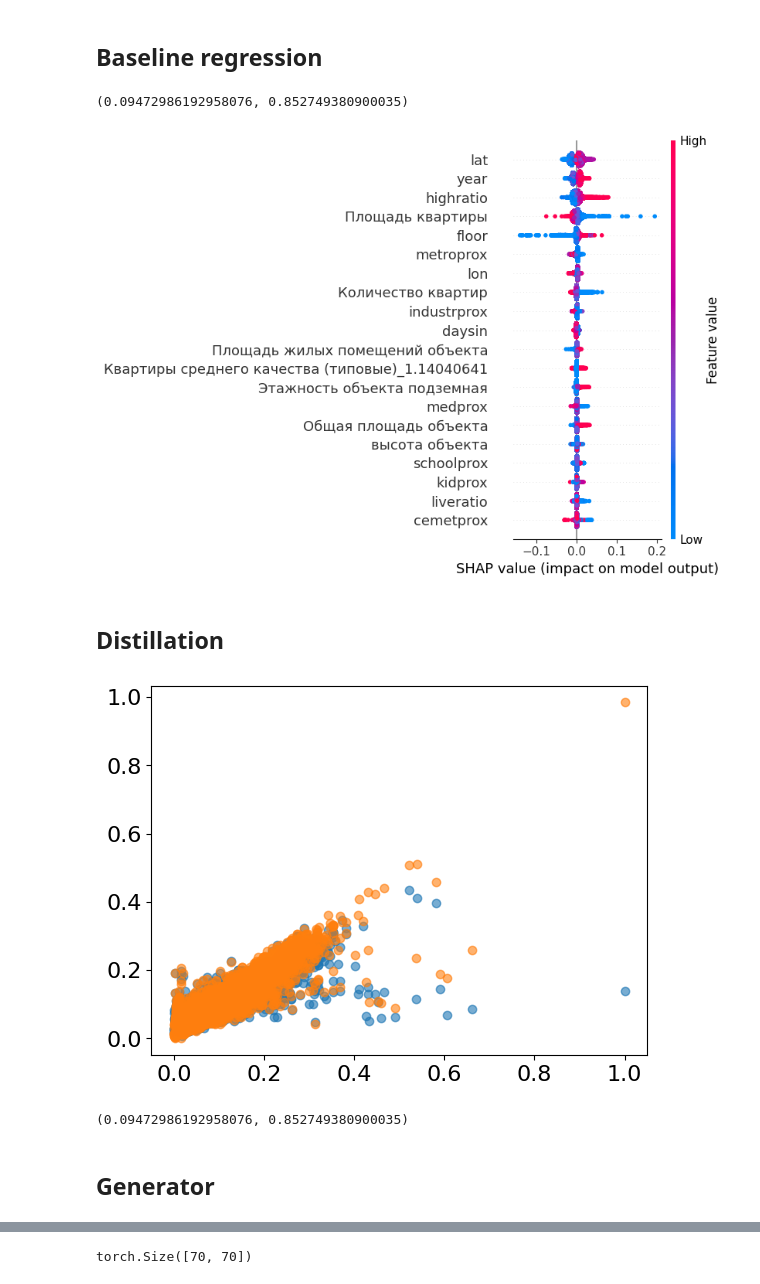
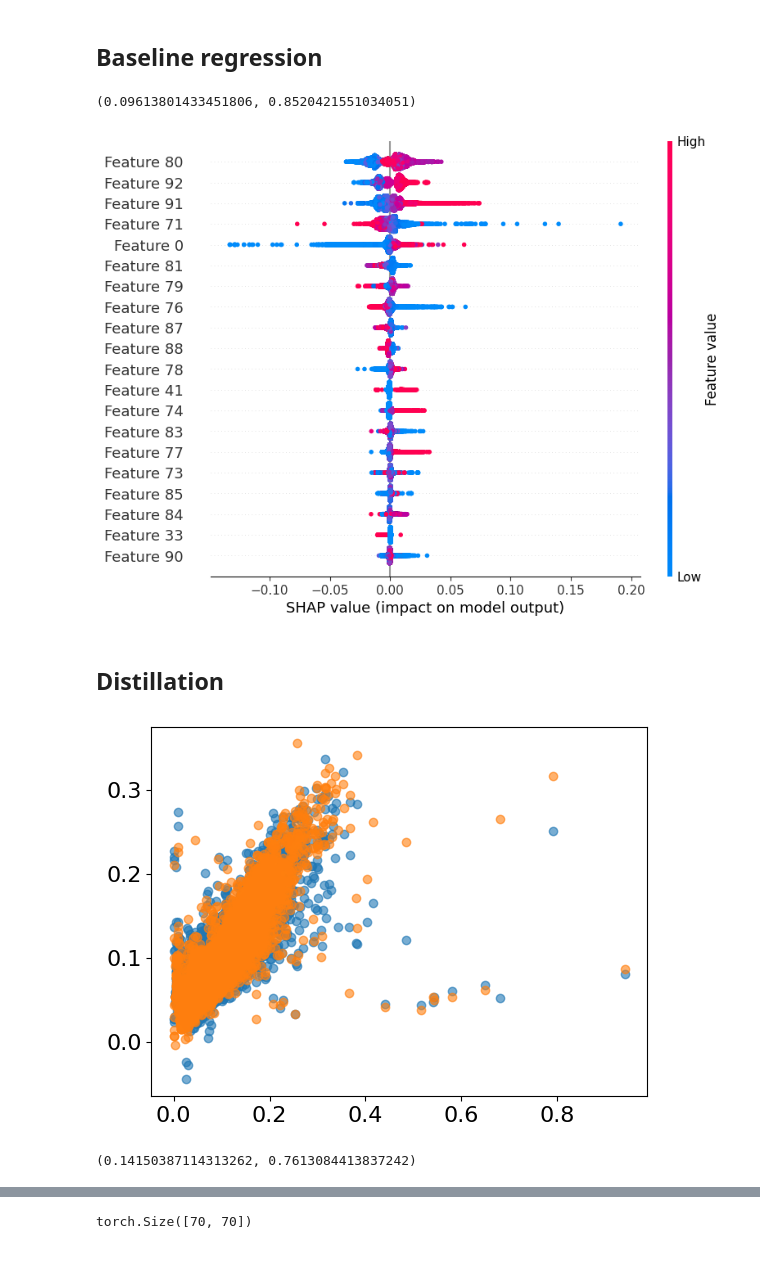
Before and after one commit to osa-bot/Benchmarking, a Jupyter notebook: Scenario_model.ipynb, the cells around one changed output, grey strips where cells are left out. Drawn from its saved outputs; the diff is of its cells as text; code cells hidden in the pictures.

Commit message:
add function and separate features

```diff
--- a/Scenario_model.ipynb
+++ b/Scenario_model.ipynb
@@ -61 +62,18 @@ warnings.filterwarnings('ignore')
+# %%
+data = pd.read_csv('train_data_aparts_pocessed.csv')
+# %%
+target_name = 'pricemetr'
+sc_feat_name = 'floor'
+cat_cols_name = np.array(['day', 'Квартиры среднего качества (типовые)', 'month'])
+num_cols_name = np.array(['Площадь квартиры', 'количество этажей всего', 'высота объекта',
+       'Этажность объекта подземная', 'Этажность объекта наземная',
+       'Количество квартир', 'Общая площадь объекта',
+       'Площадь жилых помещений объекта', 'lon', 'lat', 'metroprox', 'rwprox',
+       'medprox', 'kidprox', 'schoolprox', 'cemetprox', 'industrprox',
+       'daysin', 'daycos', 'liveratio', 'highratio', 'year'])
+
+all_cols_names = [sc_feat_name] + list(cat_cols_name) + list(num_cols_name)
+# %%
+X, S, y = separate_features(data, target_name, sc_feat_name)
+X, X_w_S, S, y, scaler_dict = encode_features_VAE(X, S, y, cat_cols_name, num_cols_name, 'num')
 # %%
@@ -120,16 +120,16 @@ data_vae = pd.concat([data_vae[feat_name], pd.get_dummies(data_vae[cat_cols_name
 # scaler = MinMaxScaler()
 # data = pd.DataFrame(scaler.fit_transform(data), columns=data.columns)
 
-X_train, X_test, y_train, y_test = train_test_split(data_vae.drop('pricemetr', axis=1), data['pricemetr'], test_size=0.3, random_state=55555)
+X_train, X_test, y_train, y_test = train_test_split(X_w_S, y, test_size=0.3, random_state=55555)
 
 xgb = XGBRegressor()
 
 xgb.fit(X_train, y_train)
 xgb_pred = xgb.predict(X_test)
 # %%
-mean_absolute_percentage_error(y_test.values, xgb_pred), r2_score(y_test.values, xgb_pred)
+mean_absolute_percentage_error(y_test.flatten(), xgb_pred), r2_score(y_test.flatten(), xgb_pred)
 # %% [output]
-(0.09472986192958076, 0.852749380900035)
+(0.09613801433451806, 0.8520421551034051)
 # %%
 # z = 0.5
 # f = lambda arr: np.array(list(map(lambda y: 2 * y + 0.1, arr)))
@@ -145,9 +145,12 @@ mean_absolute_percentage_error(y_test.values, xgb_pred), r2_score(y_test.values,
 # %%
 explainer = shap.TreeExplainer(xgb)
 explanation = explainer(X_test)
-shap.summary_plot(explanation, plot_size=[8,6])
+shap.summary_plot(explanation, plot_size=[8,6], show=False)
+
+plt.tight_layout(pad=0.5)
+# plt.savefig('Images/SHAP_baseline_reg.pdf', dpi=300, bbox_inches='tight')
 # %% [output]
-[figure, old version]
+[figure, new version]
 # %% [markdown]
 ## Distillation
 # %%
@@ -209,18 +229,16 @@ for _ in epochs:
 # %%
-plt.scatter(y_train.values, reg_model(torch.tensor(X_train.values.astype('float32')).to(device)).detach().cpu().numpy().T[0], alpha=0.6)
-plt.scatter(y_train.values, xgb.predict(X_train), alpha=0.6)
+plt.scatter(y_test.flatten(), reg_model(torch.tensor(X_test.astype('float32')).to(device)).detach().cpu().numpy().T[0], alpha=0.6)
+plt.scatter(y_test.flatten(), xgb.predict(X_test), alpha=0.6)
 
 plt.show()
 # %% [output]
-[figure, old version]
+[figure, new version]
 # %%
 reg_model.eval()
 
 for param in reg_model.parameters():
     param.requires_grad = False
-# %%
-mean_absolute_percentage_error(y_test.values, xgb.predict(X_test)), r2_score(y_test.values, xgb.predict(X_test))
-# %% [output]
-(0.09472986192958076, 0.852749380900035)
-# %% [markdown]
-## Generator
+# %%
+mean_absolute_percentage_error(y_test.flatten(), reg_model(torch.tensor(X_test.astype('float32'))).detach().numpy()), r2_score(y_test.flatten(), reg_model(torch.tensor(X_test.astype('float32'))).detach().numpy())
+# %% [output]
+(0.14150387114313262, 0.7613084413837242)
```
Also changed, not shown: parts of 28 cells of this notebook, 1 other file.
